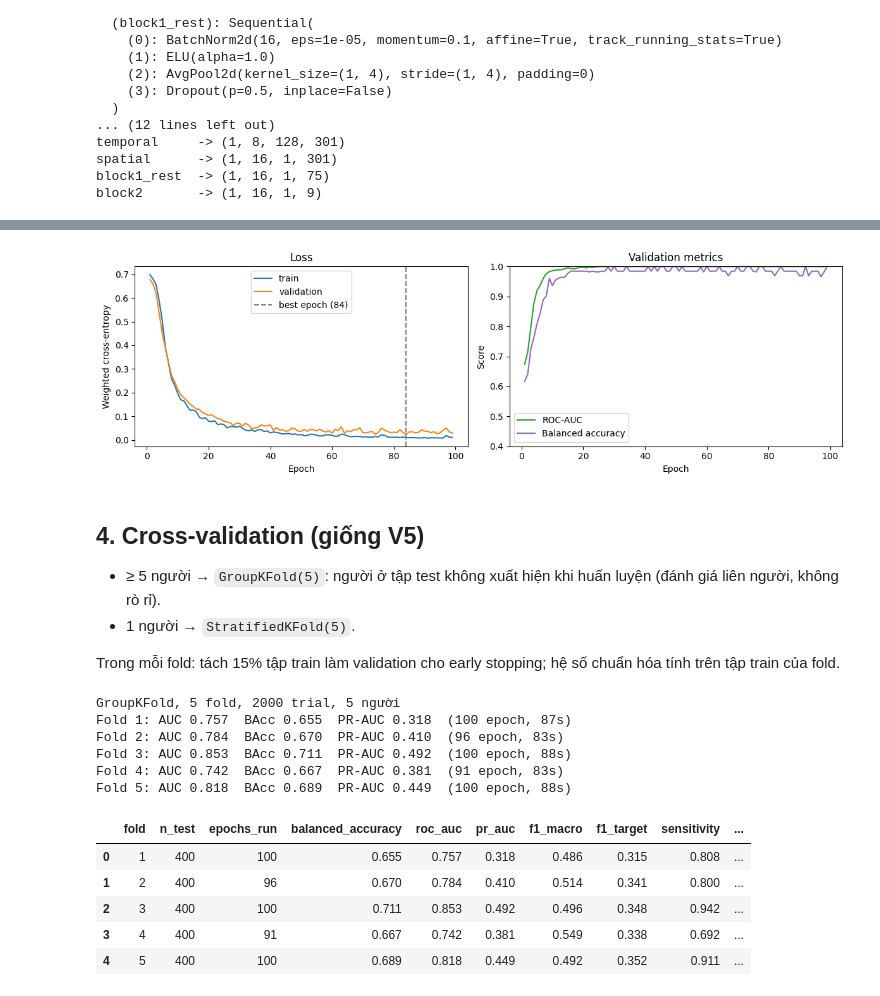
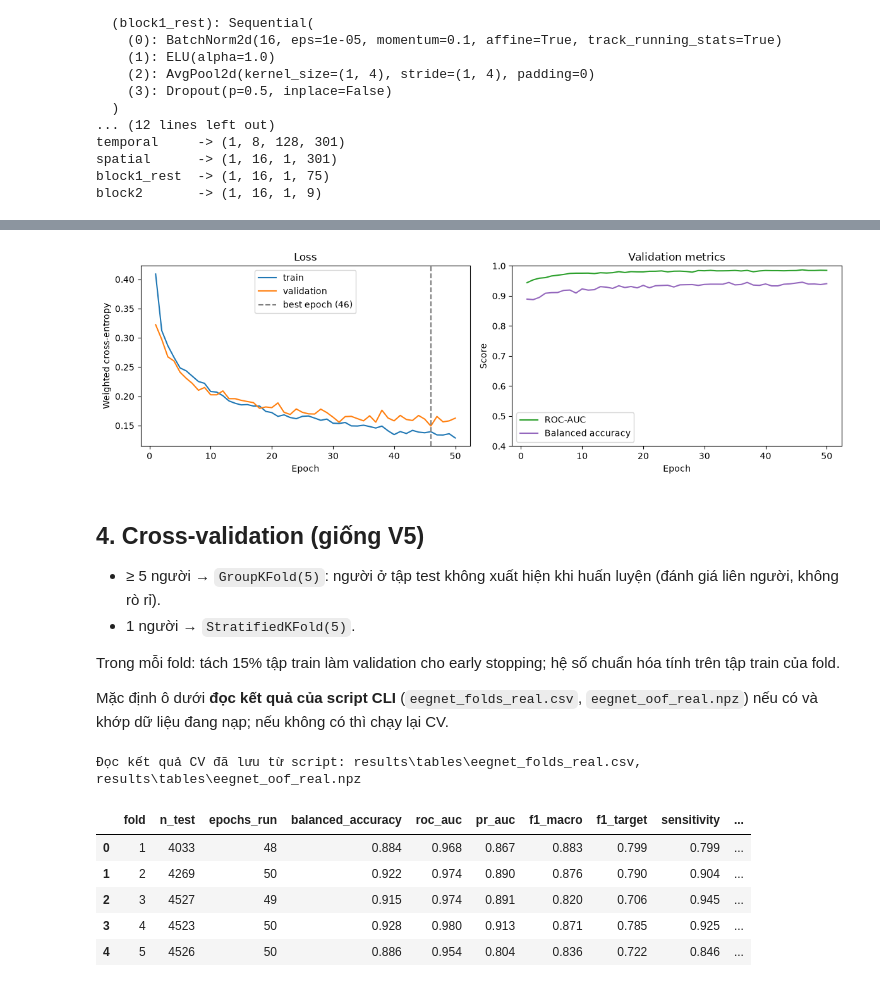
Before and after one commit to amebett1/EEG, a Jupyter notebook: notebooks/04_deep_learning.ipynb, the cells around one changed output, grey strips where cells are left out. Cells and saved outputs as stored; diff of their text form; code cells hidden in the pictures.

```diff
--- a/notebooks/04_deep_learning.ipynb
+++ b/notebooks/04_deep_learning.ipynb
@@ -43,7 +44,7 @@ PyTorch 2.7.1+cu118, thiết bị: cuda (NVIDIA GeForce RTX 4060)
 **Dữ liệu mô phỏng** (`make_synthetic_dataset`): 5 người × 400 trial, khoảng 12% target. Mỗi trial có N1/P2 thị giác, nhiễu 1/f tương quan giữa các kênh và alpha ~10 Hz; trial target có thêm P300 (~350–450 ms, độ trễ dao động) phân bố quanh "vùng đỉnh" (quanh kênh 80). SNR cố ý để thấp (P300 ~3 µV, nhiễu ~10 µV) để bài toán không quá dễ. Kết quả trên dữ liệu này **chỉ để kiểm tra pipeline chạy đúng**, không so sánh được với số liệu thật của V5.
 # %%
 DATA_MODE = "auto"
-REAL_SUBJECTS = ["sub-01"]          # None = toàn bộ 39 người hợp lệ
+REAL_SUBJECTS = None                # None = toàn bộ 39 người hợp lệ; ["sub-01"] để thử nhanh 1 người
 
 use_real = DATA_MODE == "real" or (DATA_MODE == "auto" and real_data_available(REAL_SUBJECTS))
 if use_real:
@@ -55,7 +56,7 @@ else:
 
 times = TMIN + np.arange(X.shape[2]) / SFREQ
 print(f"Dữ liệu: {DATA_TAG}")
-print(f"X: {X.shape} (trial, kênh, mẫu), đơn vị µV")
+print(f"X: {X.shape} (trial, kênh, mẫu), đơn vị µV, {X.nbytes / 2**30:.2f} GB")
 print(f"Số người: {len(np.unique(groups))}")
 print(f"Target: {int(y.sum())} / {len(y)} trial ({y.mean():.1%})")
 # %% [output]
@@ -133,13 +134,22 @@ Giữ 20% trial làm tập test, phần còn lại tách 15% làm validation cho
 # %%
-EPOCHS, PATIENCE, BATCH_SIZE, LR = 100, 15, 64, 1e-3
+from sklearn.model_selection import GroupShuffleSplit
+
+EPOCHS, PATIENCE, BATCH_SIZE, LR = 50, 15, 64, 1e-3   # giống lệnh CLI chính thức
 
 idx = np.arange(len(y))
-tr_idx, te_idx = train_test_split(idx, test_size=0.2, stratify=y, random_state=RANDOM_SEED)
+if len(np.unique(groups)) >= 5:
+    gss = GroupShuffleSplit(n_splits=1, test_size=0.2, random_state=RANDOM_SEED)
+    tr_idx, te_idx = next(gss.split(idx, y, groups))
+else:  # 1 người: chỉ có thể chia theo trial
+    tr_idx, te_idx = train_test_split(idx, test_size=0.2, stratify=y, random_state=RANDOM_SEED)
 tr_idx, va_idx = train_test_split(tr_idx, test_size=0.15, stratify=y[tr_idx], random_state=RANDOM_SEED)
+print(f"Train {len(tr_idx)} / val {len(va_idx)} / test {len(te_idx)} trial; "
+      f"người ở test: {len(np.unique(groups[te_idx]))}, giao train-test: "
+      f"{len(np.intersect1d(groups[tr_idx], groups[te_idx]))}")
 
 model, history, scale = train_eegnet(X[tr_idx], y[tr_idx], X[va_idx], y[va_idx],
                                      epochs=EPOCHS, patience=PATIENCE, batch_size=BATCH_SIZE,
                                      lr=LR, device=DEVICE, verbose=True)
 probs_te = predict_proba(model, X[te_idx], scale)
-pd.Series(compute_metrics(y[te_idx], probs_te)).round(3).to_frame("hold-out test")
+pd.Series(compute_metrics(y[te_idx], probs_te)).round(3).to_frame("hold-out test (unseen subjects)")
 # %% [output]
@@ -178,7 +184,7 @@ axes[1].legend()
 fig.tight_layout()
 plt.show()
 # %% [output]
-[figure, old version]
+[figure, new version]
 # %% [markdown]
 ## 4. Cross-validation (giống V5)
 
@@ -186,24 +192,33 @@ plt.show()
 - 1 người → `StratifiedKFold(5)`.
 
 Trong mỗi fold: tách 15% tập train làm validation cho early stopping; hệ số chuẩn hóa tính trên tập train của fold.
+
+Mặc định ô dưới **đọc kết quả của script CLI** (`eegnet_folds_real.csv`, `eegnet_oof_real.npz`) nếu có và khớp dữ liệu đang nạp; nếu không có thì chạy lại CV.
 # %%
-fold_df, oof_probs, histories = cross_validate(X, y, groups, n_splits=5, epochs=EPOCHS,
-                                               patience=PATIENCE, batch_size=BATCH_SIZE, lr=LR,
-                                               device=DEVICE)
+RERUN_CV = False
+folds_csv = TABLE_DIR / f"eegnet_folds_{DATA_TAG}.csv"
+oof_npz = TABLE_DIR / f"eegnet_oof_{DATA_TAG}.npz"
+
+loaded = False
+if not RERUN_CV and folds_csv.exists() and oof_npz.exists():
+    saved = np.load(oof_npz)
+    if len(saved["y"]) == len(y) and np.array_equal(saved["y"], y):
+        fold_df, oof_probs = pd.read_csv(folds_csv), saved["oof_probs"]
+        loaded = True
+        print(f"Đọc kết quả CV đã lưu từ script: {folds_csv.relative_to(ROOT)}, {oof_npz.relative_to(ROOT)}")
+if not loaded:
+    fold_df, oof_probs, histories = cross_validate(X, y, groups, n_splits=5, epochs=EPOCHS,
+                                                   patience=PATIENCE, batch_size=BATCH_SIZE, lr=LR,
+                                                   device=DEVICE)
 fold_df.round(3)
 # %% [output]
-GroupKFold, 5 fold, 2000 trial, 5 người
-Fold 1: AUC 0.757  BAcc 0.655  PR-AUC 0.318  (100 epoch, 87s)
-Fold 2: AUC 0.784  BAcc 0.670  PR-AUC 0.410  (96 epoch, 83s)
-Fold 3: AUC 0.853  BAcc 0.711  PR-AUC 0.492  (100 epoch, 88s)
-Fold 4: AUC 0.742  BAcc 0.667  PR-AUC 0.381  (91 epoch, 83s)
-Fold 5: AUC 0.818  BAcc 0.689  PR-AUC 0.449  (100 epoch, 88s)
+Đọc kết quả CV đã lưu từ script: results\tables\eegnet_folds_real.csv, results\tables\eegnet_oof_real.npz
 |  | fold | n_test | epochs_run | balanced_accuracy | roc_auc | pr_auc | f1_macro | f1_target | sensitivity | ... |
-| 0 | 1 | 400 | 100 | 0.655 | 0.757 | 0.318 | 0.486 | 0.315 | 0.808 | ... |
-| 1 | 2 | 400 | 96 | 0.670 | 0.784 | 0.410 | 0.514 | 0.341 | 0.800 | ... |
-| 2 | 3 | 400 | 100 | 0.711 | 0.853 | 0.492 | 0.496 | 0.348 | 0.942 | ... |
-| 3 | 4 | 400 | 91 | 0.667 | 0.742 | 0.381 | 0.549 | 0.338 | 0.692 | ... |
-| 4 | 5 | 400 | 100 | 0.689 | 0.818 | 0.449 | 0.492 | 0.352 | 0.911 | ... |
+| 0 | 1 | 4033 | 48 | 0.884 | 0.968 | 0.867 | 0.883 | 0.799 | 0.799 | ... |
+| 1 | 2 | 4269 | 50 | 0.922 | 0.974 | 0.890 | 0.876 | 0.790 | 0.904 | ... |
+| 2 | 3 | 4527 | 49 | 0.915 | 0.974 | 0.891 | 0.820 | 0.706 | 0.945 | ... |
+| 3 | 4 | 4523 | 50 | 0.928 | 0.980 | 0.913 | 0.871 | 0.785 | 0.925 | ... |
+| 4 | 5 | 4526 | 50 | 0.886 | 0.954 | 0.804 | 0.836 | 0.722 | 0.846 | ... |
 # %%
 summary = summarize("EEGNet", fold_df, y, oof_probs)
 summary_df = pd.DataFrame([summary])
```
Also changed, not shown: parts of 10 cells of this notebook, 23 other files.
